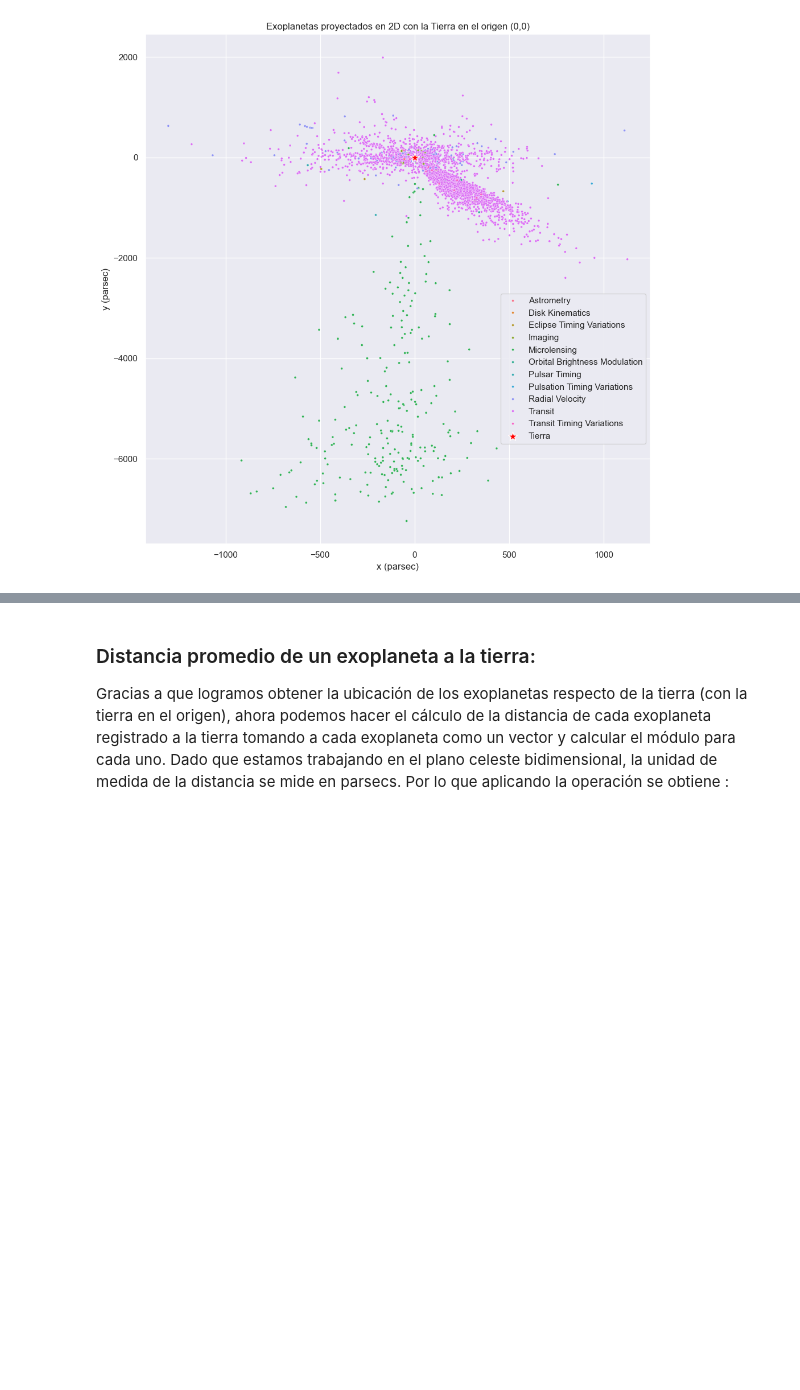
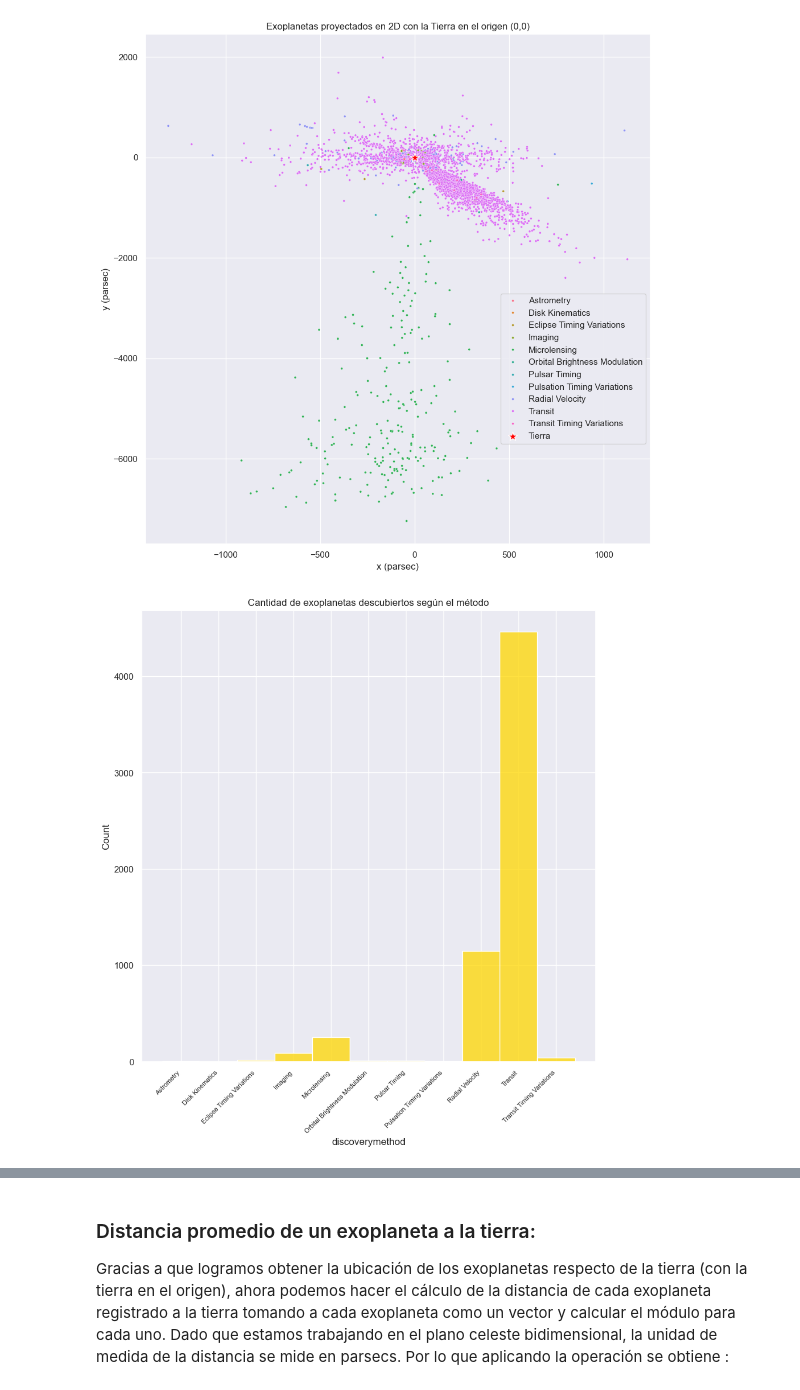
Before and after one commit to raylovesmusic/IMT2200-Proyecto-Grupal-A.R.D.E, a Jupyter notebook: notebooks/entrega_rubrica.ipynb, the cells around one changed output, grey strips where cells are left out. Saved outputs shown, nothing was run; the diff lists cells and outputs as text; code cells hidden in the pictures; blank space fills up the shorter version.

```diff
--- a/notebooks/entrega_rubrica.ipynb
+++ b/notebooks/entrega_rubrica.ipynb
@@ -421,8 +424,7 @@ df_exoplanets['y_pc'] = df_exoplanets['sy_dist'] * np.cos(np.deg2rad(df_exoplane
 df_exoplanets[disc_year] = df_discovery[disc_year]
 df_exoplanets[disc_telescope] = df_discovery[disc_telescope]
 
-exo_scatter = df_exoplanets.drop_duplicates(subset= ['pl_name'], keep='last').sort_values(by= [disc_year, discoverymethod], ascending=True, ignore_index=True)
-
+exo_scatter = df_exoplanets.sort_values(by= [disc_year, discoverymethod], ascending=True, ignore_index=True).drop_duplicates(subset= ['pl_name'], keep='last')
 plt.figure(figsize=(10,10))
 sns.scatterplot(data=exo_scatter, x='x_pc', y='y_pc', hue = discoverymethod, s=8, alpha=1)
 sns.scatterplot(x=[0], y=[0], color='red', marker='*', s=150, label='Tierra')
@@ -436,5 +438,14 @@ plt.tight_layout()
 plt.show()
 # %% [output]
 [figure]
+# %%
+#CANT. EXOPLANETAS DESCUBIERTOS SEGÚN EL MÉTODO
+plt.figure(figsize=(10,10))
+sns.histplot(data = exo_scatter, x=discoverymethod, color='gold')
+plt.title('Cantidad de exoplanetas descubiertos según el método')
+plt.xticks(rotation=45, ha='right', fontsize= 8)
+plt.show()
+# %% [output]
+[figure, added]
 # %% [markdown]
 ##### El siguiente gráfico, a diferencia del anterior, representa el número de registros totales de todas las observaciones de cada exoplaneta, esta vez agrupados por el telescopio utilizado. A partir de su visualización podemos observar lo siguiente:
```
Also changed, not shown: parts of 15 cells of this notebook.
